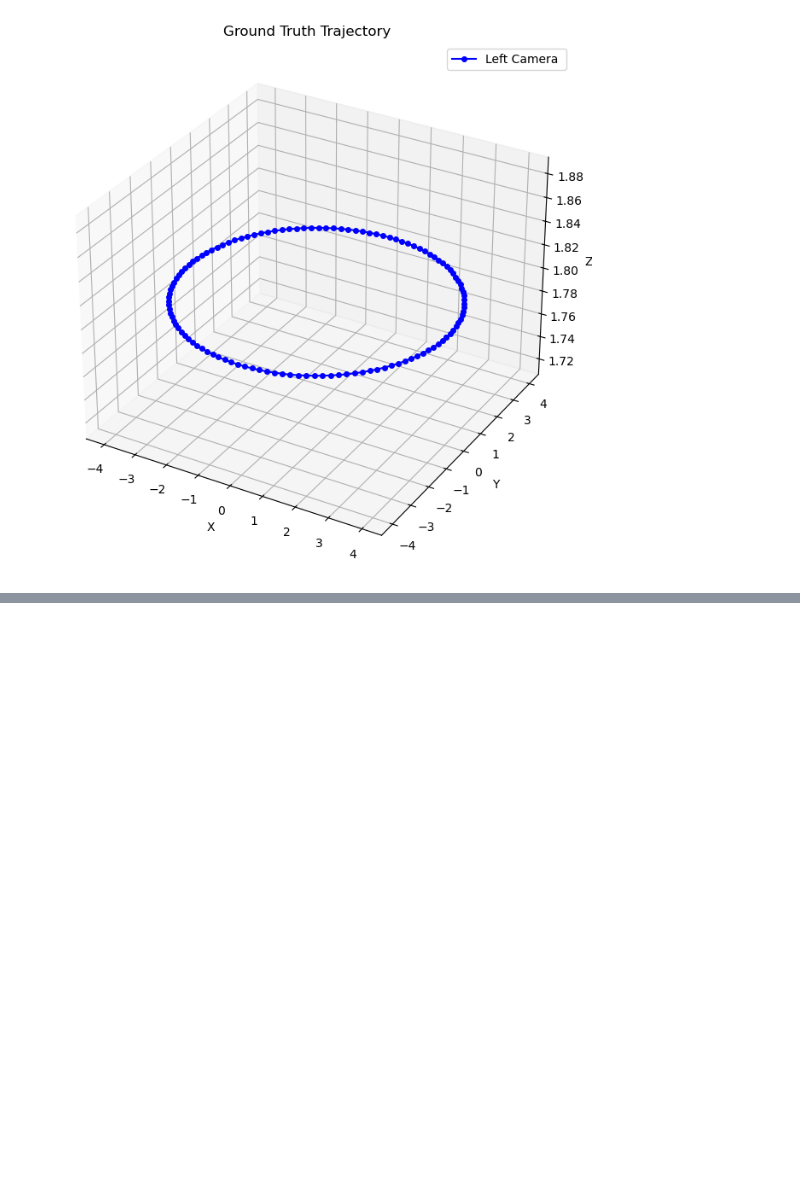
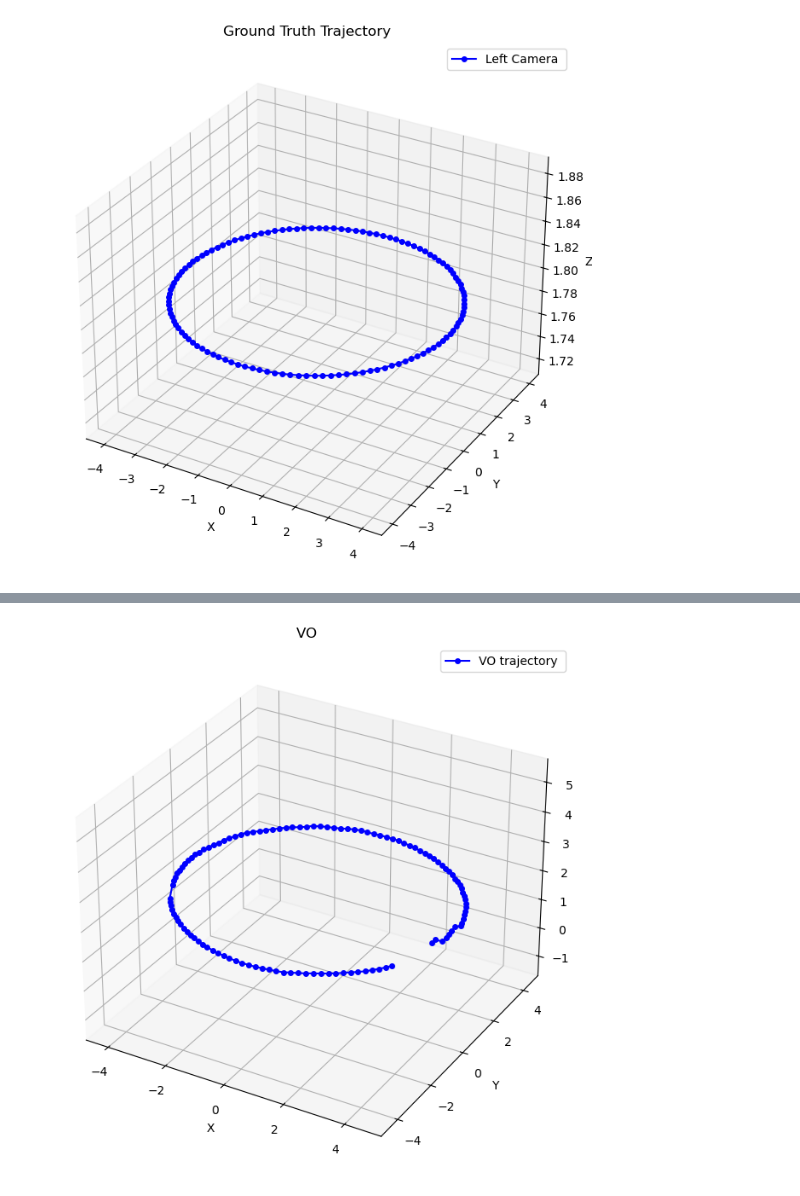
Before and after one commit to leroDipper/mono_vo, a Jupyter notebook: data_analysis.ipynb, the cells around one changed output, grey strips where cells are left out. Saved outputs shown, nothing was run; the diff lists cells and outputs as text; code cells hidden in the pictures; blank space fills up the shorter version.

```diff
--- a/data_analysis.ipynb
+++ b/data_analysis.ipynb
@@ -69,3 +69,20 @@ plt.show()
+# %%
+# 3D plot in VO coordinate frame
+fig = plt.figure(figsize=(10, 8))
+ax = fig.add_subplot(111, projection='3d')
+
+ax.plot(x_vo, y_vo, z_vo, 'b-o', label='VO trajectory ', markersize=4)
+
+
+ax.set_xlabel('X')
+ax.set_ylabel('Y')
+ax.set_zlabel('Z ')
+ax.set_title('VO ')
+ax.axis("equal")
+ax.legend()
+plt.show()
+# %% [output]
+[figure, added]
 # %%
 frame_numbers = np.array(aruco_poses['frame']) - 1
 
```
Also changed, not shown: parts of 5 cells of this notebook, 15 other files.
